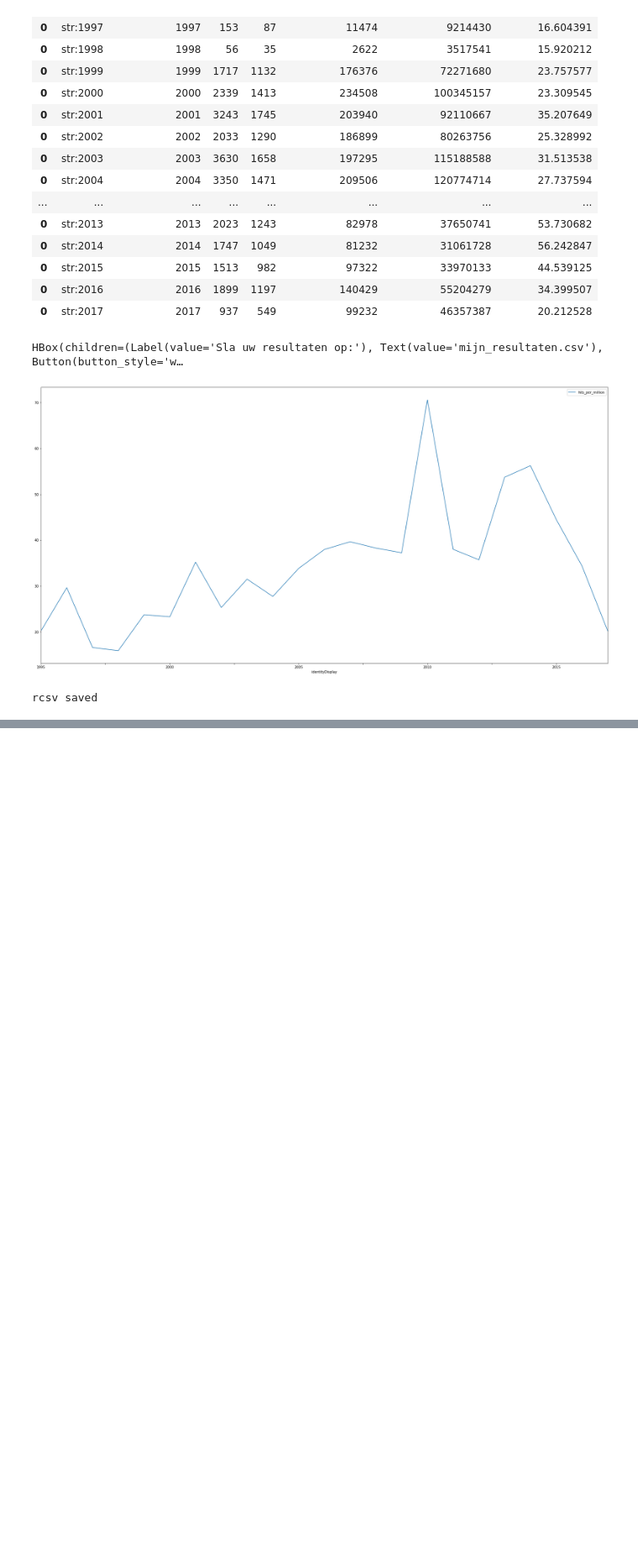
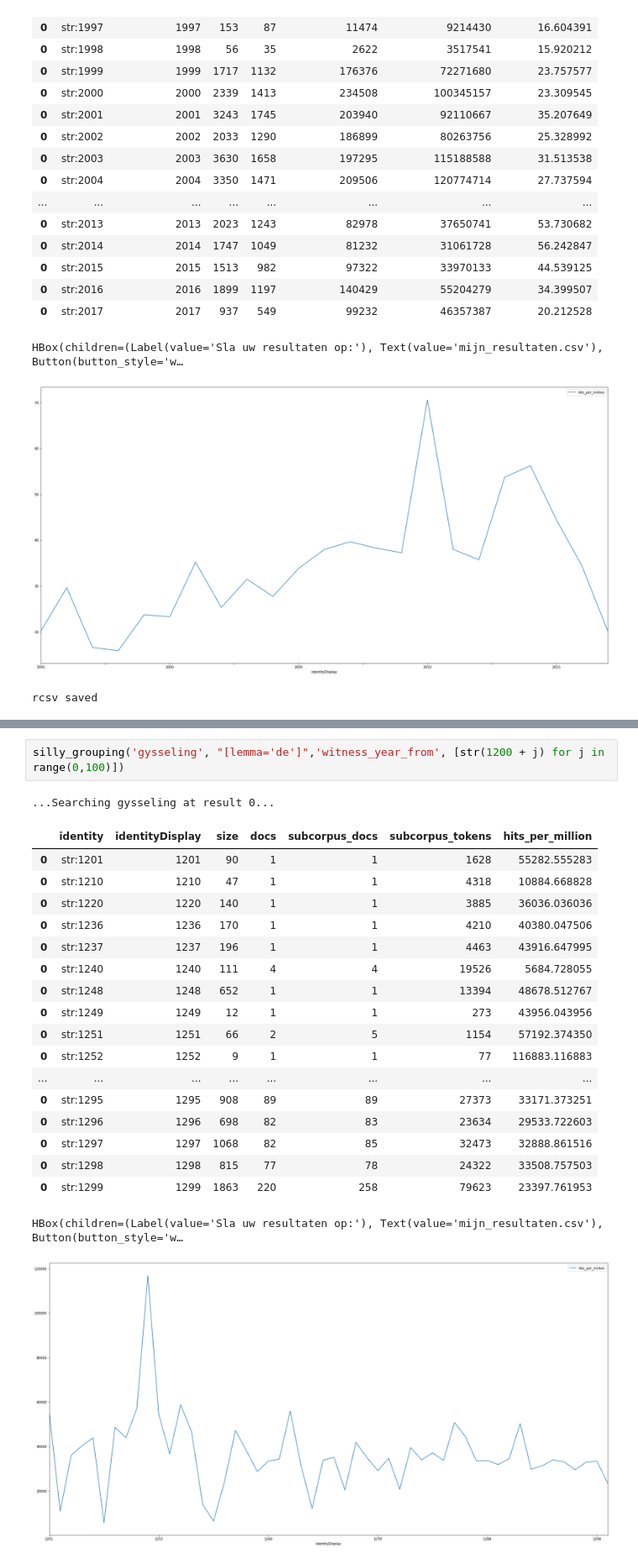
Before and after one commit to INL/chaining-search, a Jupyter notebook: contrib/Lidwood.ipynb, the cells around one changed output, grey strips where cells are left out. Shown at 84% size. Drawn from its saved outputs; the diff is of its cells as text; blank space fills up the shorter version.

```diff
--- a/contrib/Lidwood.ipynb
+++ b/contrib/Lidwood.ipynb
@@ -169,0 +250,23 @@ rcsv saved
+# %%
+silly_grouping('gysseling', "[lemma='de']",'witness_year_from', [str(1200 + j) for j in range(0,100)])
+# %% [output]
+...Searching gysseling at result 0...
+|  | identity | identityDisplay | size | docs | subcorpus_docs | subcorpus_tokens | hits_per_million |
+| 0 | str:1201 | 1201 | 90 | 1 | 1 | 1628 | 55282.555283 |
+| 0 | str:1210 | 1210 | 47 | 1 | 1 | 4318 | 10884.668828 |
+| 0 | str:1220 | 1220 | 140 | 1 | 1 | 3885 | 36036.036036 |
+| 0 | str:1236 | 1236 | 170 | 1 | 1 | 4210 | 40380.047506 |
+| 0 | str:1237 | 1237 | 196 | 1 | 1 | 4463 | 43916.647995 |
+| 0 | str:1240 | 1240 | 111 | 4 | 4 | 19526 | 5684.728055 |
+| 0 | str:1248 | 1248 | 652 | 1 | 1 | 13394 | 48678.512767 |
+| 0 | str:1249 | 1249 | 12 | 1 | 1 | 273 | 43956.043956 |
+| 0 | str:1251 | 1251 | 66 | 2 | 5 | 1154 | 57192.374350 |
+| 0 | str:1252 | 1252 | 9 | 1 | 1 | 77 | 116883.116883 |
+| ... | ... | ... | ... | ... | ... | ... | ... |
+| 0 | str:1295 | 1295 | 908 | 89 | 89 | 27373 | 33171.373251 |
+| 0 | str:1296 | 1296 | 698 | 82 | 83 | 23634 | 29533.722603 |
+| 0 | str:1297 | 1297 | 1068 | 82 | 85 | 32473 | 32888.861516 |
+| 0 | str:1298 | 1298 | 815 | 77 | 78 | 24322 | 33508.757503 |
+| 0 | str:1299 | 1299 | 1863 | 220 | 258 | 79623 | 23397.761953 |
+HBox(children=(Label(value='Sla uw resultaten op:'), Text(value='mijn_resultaten.csv'), Button(button_style='w…
+[figure, added]
```
Also changed, not shown: parts of 7 cells of this notebook, 2 other files.
